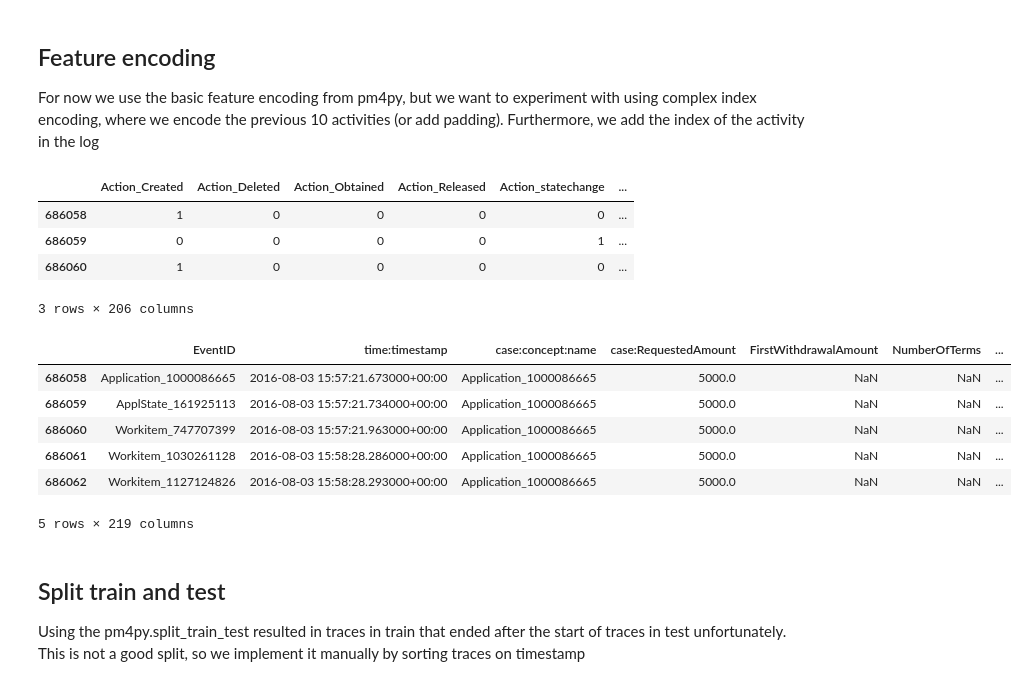
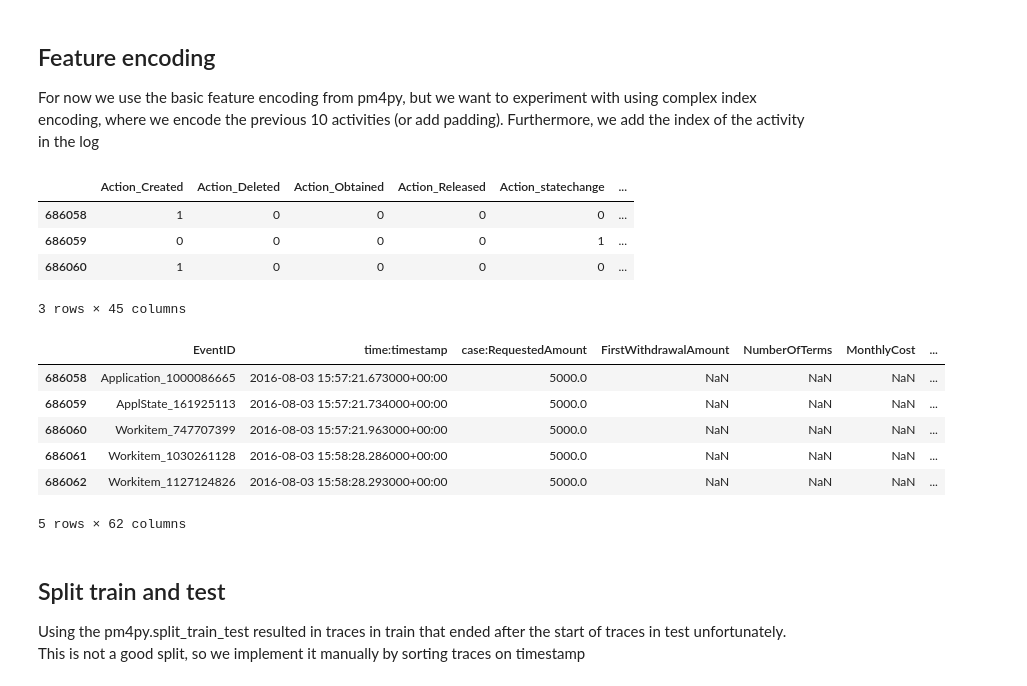
Before and after one commit to AnnikaLarissa/BPIC_2017_Remaining_Time_Prediction, a Jupyter notebook: 2_5length_prefix.ipynb, the cells around one changed output. Drawn from its saved outputs; the diff is of its cells as text; code cells hidden in the pictures.

```diff
--- a/2_5length_prefix.ipynb
+++ b/2_5length_prefix.ipynb
@@ -54,35 +57,44 @@ The idea is to construct a database with traces of length 5. The information is
 For now we use the basic feature encoding from pm4py, but we want to experiment with using complex index encoding, where we encode the previous 10 activities (or add padding). Furthermore, we add the index of the activity in the log
 # %%
 # select the features we are going to encode
-columns_to_encode = ['Action', 'concept:name', 'case:LoanGoal','org:resource','EventOrigin','lifecycle:transition','case:ApplicationType']
+columns_to_onehot = ['Action', 'concept:name', 'case:LoanGoal',]
+columns_to_label = ['org:resource','EventOrigin','lifecycle:transition','case:ApplicationType','case:concept:name']
+
+# label-encode the data
+label_encoder = LabelEncoder()
+#log_df_encode = label_encoder.fit_transform(log_df[columns_to_label])
+log_df[columns_to_label] = log_df[columns_to_label].apply(lambda col: label_encoder.fit_transform(col))
+
 
 # one-hot encode the data
-log_df_encode = pd.get_dummies(log_df[columns_to_encode], dtype=int)
+log_df_encode = pd.get_dummies(log_df[columns_to_onehot], dtype=int)
 log_df_encode.head(3)
 # %% [output]
 |  | Action_Created | Action_Deleted | Action_Obtained | Action_Released | Action_statechange | ... |
 | 686058 | 1 | 0 | 0 | 0 | 0 | ... |
 | 686059 | 0 | 0 | 0 | 0 | 1 | ... |
 | 686060 | 1 | 0 | 0 | 0 | 0 | ... |
-3 rows × 206 columns
+3 rows × 45 columns
 # %%
-columns_to_keep = ['EventID','time:timestamp','case:concept:name', 'case:RequestedAmount',
+columns_to_keep = ['EventID','time:timestamp', 'case:RequestedAmount',
        'FirstWithdrawalAmount', 'NumberOfTerms', 'MonthlyCost',
        'Selected', 'CreditScore', 'OfferedAmount',
-       'event_index_in_trace', 'remaining_time', 'execution_time']
+       'event_index_in_trace', 'remaining_time', 'execution_time',
+        'org:resource','EventOrigin','lifecycle:transition',
+                   'case:ApplicationType','case:concept:name']
 
 # Concatenate the DataFrames based on the index
 log_df = pd.concat([log_df[columns_to_keep], log_df_encode], axis=1)
 
 log_df.head()
 # %% [output]
-|  | EventID | time:timestamp | case:concept:name | case:RequestedAmount | FirstWithdrawalAmount | NumberOfTerms | ... |
-| 686058 | Application_1000086665 | 2016-08-03 15:57:21.673000+00:00 | Application_1000086665 | 5000.0 | NaN | NaN | ... |
-| 686059 | ApplState_161925113 | 2016-08-03 15:57:21.734000+00:00 | Application_1000086665 | 5000.0 | NaN | NaN | ... |
-| 686060 | Workitem_747707399 | 2016-08-03 15:57:21.963000+00:00 | Application_1000086665 | 5000.0 | NaN | NaN | ... |
-| 686061 | Workitem_1030261128 | 2016-08-03 15:58:28.286000+00:00 | Application_1000086665 | 5000.0 | NaN | NaN | ... |
-| 686062 | Workitem_1127124826 | 2016-08-03 15:58:28.293000+00:00 | Application_1000086665 | 5000.0 | NaN | NaN | ... |
+|  | EventID | time:timestamp | case:RequestedAmount | FirstWithdrawalAmount | NumberOfTerms | MonthlyCost | ... |
+| 686058 | Application_1000086665 | 2016-08-03 15:57:21.673000+00:00 | 5000.0 | NaN | NaN | NaN | ... |
+| 686059 | ApplState_161925113 | 2016-08-03 15:57:21.734000+00:00 | 5000.0 | NaN | NaN | NaN | ... |
+| 686060 | Workitem_747707399 | 2016-08-03 15:57:21.963000+00:00 | 5000.0 | NaN | NaN | NaN | ... |
+| 686061 | Workitem_1030261128 | 2016-08-03 15:58:28.286000+00:00 | 5000.0 | NaN | NaN | NaN | ... |
+| 686062 | Workitem_1127124826 | 2016-08-03 15:58:28.293000+00:00 | 5000.0 | NaN | NaN | NaN | ... |
-5 rows × 219 columns
+5 rows × 62 columns
 # %% [markdown]
 ## Split train and test
 
```
Also changed, not shown: parts of 4 cells of this notebook, 3 other files.
